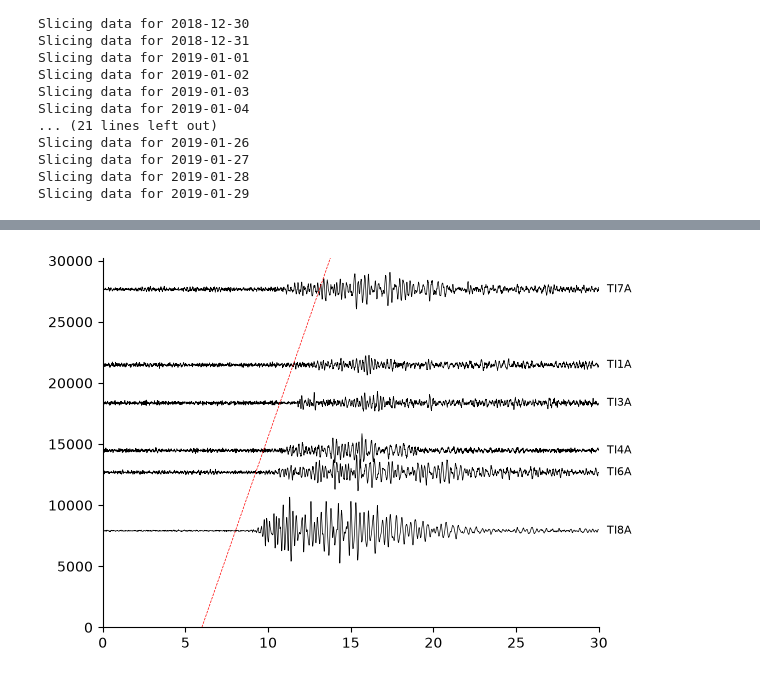
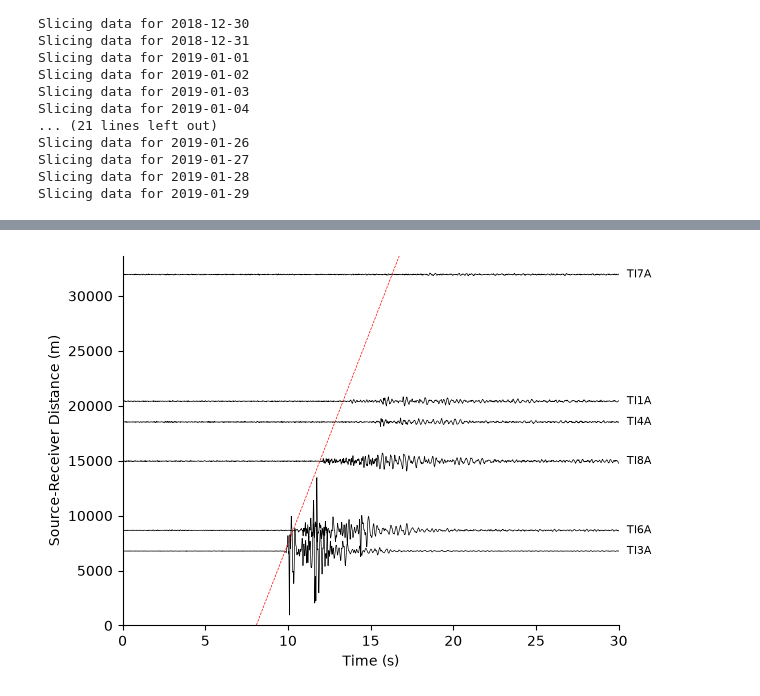
Before and after one commit to JMagyar15/totten-analysis, a Jupyter notebook: waveform_stacking.ipynb, the cells around one changed output, grey strips where cells are left out. Drawn from its saved outputs; the diff is of its cells as text; code cells hidden in the pictures.

```diff
--- a/waveform_stacking.ipynb
+++ b/waveform_stacking.ipynb
@@ -193,7 +193,7 @@ for clust_num in group_cats.keys():
     #all_data = np.concat([day[clust_num] for day in all_days],axis=1)
     #stacked[clust_num] = np.nansum(all_data,axis=1)
 # %%
-clust_num = 2481
+clust_num = 2033
 
 fig, ax = plt.subplots(ncols=2,nrows=3,figsize=(8,5),sharex=True,sharey=True)
 ax = ax.flatten()
@@ -201,7 +201,7 @@ ax = ax.flatten()
 stations = np.array([tr.id for tr in daychunk.stream])
 
 for i in range(6):
-    ax[i].pcolormesh(data_groups[clust_num][i,:,:],cmap='seismic',vmin=-0.2,vmax=0.2)
+    ax[i].pcolormesh(data_groups[clust_num][i,:,:],cmap='seismic',vmin=-0.2,vmax=0.2,rasterized=True)
     ax[i].annotate(stations[i],(0.03,0.85),xycoords='axes fraction',fontsize=8)
     #ax[i].set_title(stations[i])
 # %% [output]
@@ -230,7 +229,7 @@ for i in range(6):
     tr_ax = fig.add_subplot(grid_spec[2*(i//2),3*(i%2)])
     tr_i = stacks[clust_num][i,:]
 
-    tr_ax.plot(tr_i,lw=0.5,color='black')
+    tr_ax.plot(tr_i,lw=0.5,color='black',rasterized=True)
     tr_ax.set_xlim(0,3000)
     tr_ax.set_axis_off()
 
@@ -240,7 +239,7 @@ for i in range(6):
 
 
     st_ax = fig.add_subplot(grid_spec[2*(i//2)+1,3*(i%2)])
-    st_ax.pcolormesh(data_groups[clust_num][i,:,:],cmap='seismic',vmin=-0.2,vmax=0.2)
+    st_ax.pcolormesh(data_groups[clust_num][i,:,:],cmap='seismic',vmin=-0.2,vmax=0.2,rasterized=True)
 
     w_ax = fig.add_subplot(grid_spec[2*(i//2)+1,3*(i%2)+1])
     w_ax.plot(weights_groups[clust_num],event_num,color='black')
@@ -259,4 +258,6 @@ for i in range(6):
 
     if i%2 == 1:
         st_ax.tick_params(labelleft=False)
+
+fig.savefig('waveform_stack_example.pdf',bbox_inches='tight',dpi=400)
 # %% [output]
@@ -276,5 +277,5 @@ dict_keys([2851, 2557, 2033, 2846, 2757, 2481, 2538, 2859, 1972, 2519, 2860, 254
 # %%
-clust_num = 2851
+clust_num = 2033
 # %%
 station = 'TI3A'
 
@@ -424,0 +470,21 @@ for i, sta_name in enumerate(sta_lst):
+# %%
+fig = plt.figure()
+ax = fig.add_subplot(111)
+
+cont = chi2.ppf(0.95,2)
+
+
+ax.pcolormesh(xlin,ylin,bed_grid.bed_uncertainty.T,cmap='Greens',rasterized=True,vmin=0,vmax=100,shading='gouraud')
+ax.set_aspect('equal')
+
+
+for i, sta_name in enumerate(sta_lst):
+
+    sta_x = sta_xy[i,0]
+    sta_y = sta_xy[i,1]
+
+    if (((sta_x <= xlin[-1]) & (sta_x >= xlin[0])) & ((sta_y <= ylin[-1]) & (sta_y >= ylin[0]))):
+        ax.scatter(sta_x,sta_y,marker='^',color='red',s=50)
+        ax.annotate(sta_name,(sta_x,sta_y),c='white',weight='bold',zorder=5,size=10)
+
+fig.savefig('example_topography_error.pdf',bbox_inches='tight',dpi=400)
@@ -425,22 +493,27 @@ for i, sta_name in enumerate(sta_lst):
 # %%
 fig = plt.figure()
 ax = fig.add_subplot(111)
 
 t = np.arange(0,30.01,0.01)
 
 
 for i in range(6):
 
     #tr_i = np.zeros_like(t)
-    tr_i = 50000*stacked_streams[clust_num].select(station=sta_lst[i],component='Z')[0].data
-    ax.plot(t,tr_i + D_sta[sta_lst[i]].item(),color='black',lw=0.5)
+    tr_i = 100000*stacked_streams[clust_num].select(station=sta_lst[i],component='Z')[0].data
+    ax.plot(t,tr_i + D_sta[sta_lst[i]].item(),color='black',lw=0.5,rasterized=True)
     ax.annotate(sta_lst[i],(30, D_sta[sta_lst[i]].item()),xytext=(30.5, D_sta[sta_lst[i]].item()),va='center',fontsize=8)
 
 ax.set_ylim(bottom=0)
 ax.set_xlim(0,30)
 ax.plot(t, V*(t-gamma_xr.t0),color='red',linestyle='--',lw=0.5)
 
 ax.spines['top'].set_visible(False)
 ax.spines['right'].set_visible(False)
+
+ax.set_xlabel('Time (s)')
+ax.set_ylabel('Source-Receiver Distance (m)')
+
+fig.savefig('moveout_diagram_example.pdf',bbox_inches='tight',dpi=400)
 # %% [output]
-[figure, old version]
+[figure, new version]
```
Also changed, not shown: parts of 11 cells of this notebook, 6 other files.
